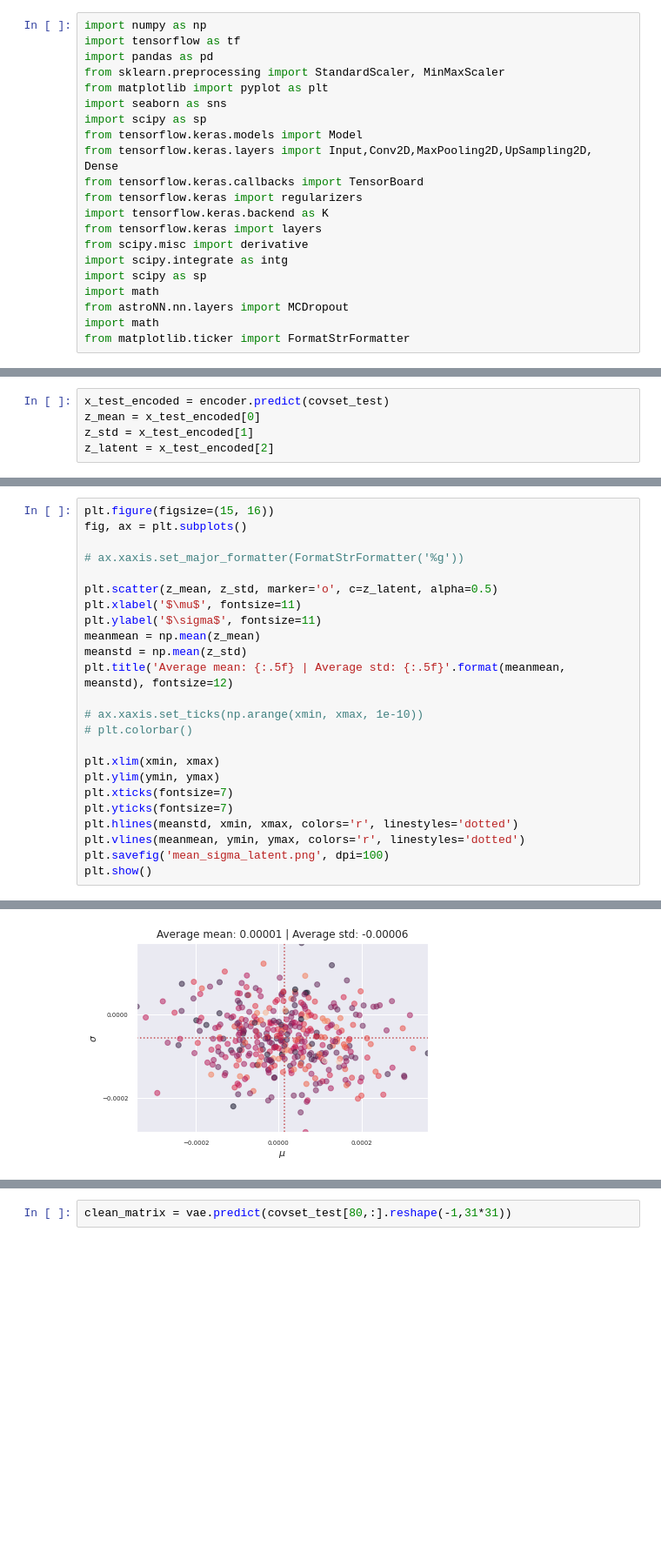
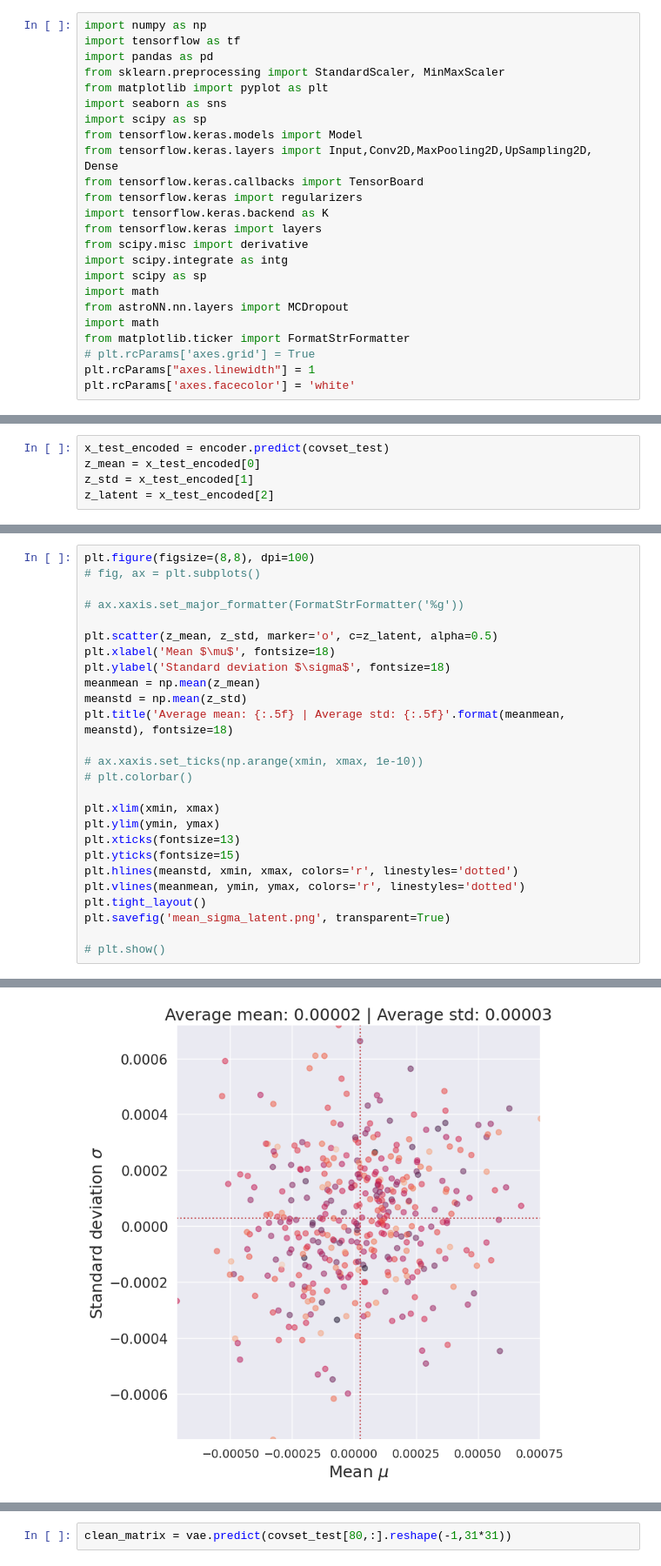
Before and after one commit to igomezv/neuralCosmoReconstruction, a Jupyter notebook: notebooks/binned_JLA_VAE.ipynb, the cells around one changed output, grey strips where cells are left out. Shown at 87% size. Drawn from its saved outputs; the diff is of its cells as text; blank space fills up the shorter version.

Commit message:
fix figures

```diff
--- a/notebooks/binned_JLA_VAE.ipynb
+++ b/notebooks/binned_JLA_VAE.ipynb
@@ -19,6 +19,9 @@ import math
 from astroNN.nn.layers import MCDropout
 import math
 from matplotlib.ticker import FormatStrFormatter
+# plt.rcParams['axes.grid'] = True
+plt.rcParams["axes.linewidth"] = 1
+plt.rcParams['axes.facecolor'] = 'white'
 # %%
 
 syscov = np.loadtxt('../data/cov_jla_binned_distances_31nodes_v1.txt',skiprows=1).reshape((31,31))
@@ -320,25 +323,27 @@ plt.savefig('sigma_mean_latent.png')
 # %%
-plt.figure(figsize=(15, 16))
-fig, ax = plt.subplots()
+plt.figure(figsize=(8,8), dpi=100)
+# fig, ax = plt.subplots()
 
 # ax.xaxis.set_major_formatter(FormatStrFormatter('%g'))
 
 plt.scatter(z_mean, z_std, marker='o', c=z_latent, alpha=0.5)
-plt.xlabel('$\mu$', fontsize=11)
-plt.ylabel('$\sigma$', fontsize=11)
+plt.xlabel('Mean $\mu$', fontsize=18)
+plt.ylabel('Standard deviation $\sigma$', fontsize=18)
 meanmean = np.mean(z_mean)
 meanstd = np.mean(z_std)
-plt.title('Average mean: {:.5f} | Average std: {:.5f}'.format(meanmean, meanstd), fontsize=12)
+plt.title('Average mean: {:.5f} | Average std: {:.5f}'.format(meanmean, meanstd), fontsize=18)
 
 # ax.xaxis.set_ticks(np.arange(xmin, xmax, 1e-10))
 # plt.colorbar()
 
 plt.xlim(xmin, xmax)
 plt.ylim(ymin, ymax)
-plt.xticks(fontsize=7)
-plt.yticks(fontsize=7)
+plt.xticks(fontsize=13)
+plt.yticks(fontsize=15)
 plt.hlines(meanstd, xmin, xmax, colors='r', linestyles='dotted')
 plt.vlines(meanmean, ymin, ymax, colors='r', linestyles='dotted')
-plt.savefig('mean_sigma_latent.png', dpi=100)
-plt.show()
+plt.tight_layout()
+plt.savefig('mean_sigma_latent.png', transparent=True)
+
+# plt.show()
 # %% [output]
@@ -346 +350 @@ plt.show()
-[figure, old version]
+[figure, new version]
```
Also changed, not shown: parts of 28 cells of this notebook.
